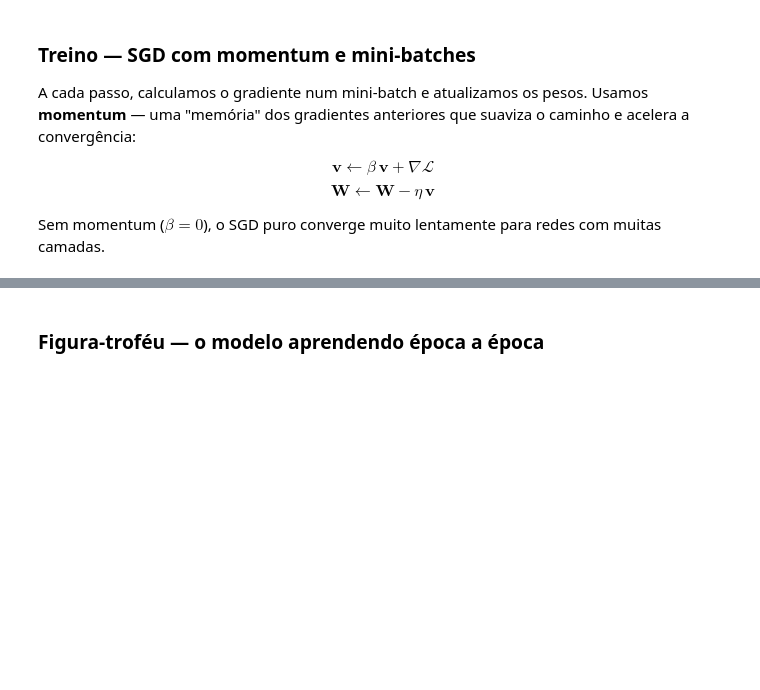
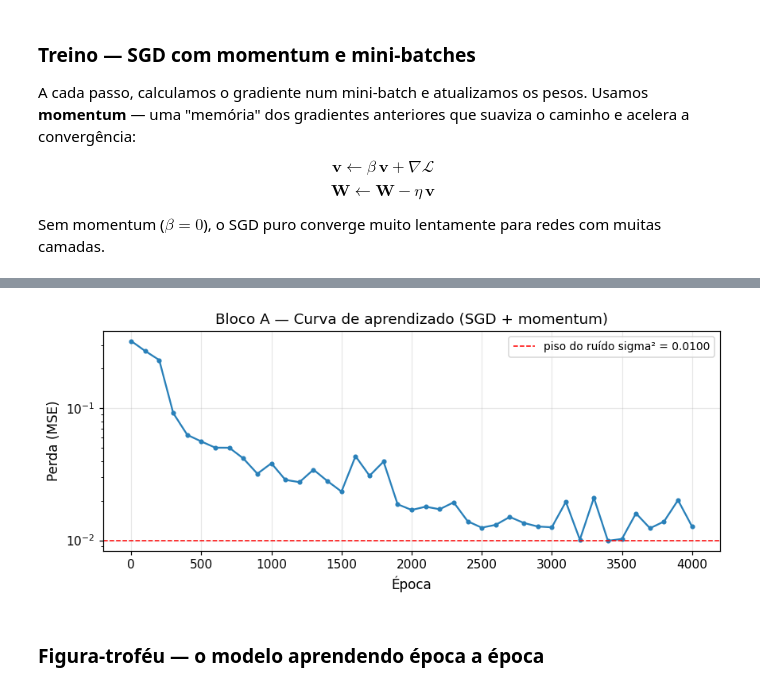
Before and after one commit to daniellopezcano/I-Escola-de-Inverno-do-IFUSP, a Jupyter notebook: jax-examples/notebooks/00_caixa_de_ferramentas.ipynb, the cells around one changed output, grey strips where cells are left out. Drawn from its saved outputs; the diff is of its cells as text; code cells hidden in the pictures; blank space fills up the shorter version.

```diff
--- a/jax-examples/notebooks/00_caixa_de_ferramentas.ipynb
+++ b/jax-examples/notebooks/00_caixa_de_ferramentas.ipynb
@@ -359,8 +417,8 @@ def init_params(camadas, chave):
     return params
 
 
-# Rede [1 -> 32 -> 32 -> 1]
-CAMADAS = [1, 32, 32, 1]
+# Rede
+CAMADAS = [1, 16, 16, 16, 1]
 params_a = init_params(CAMADAS, jax.random.PRNGKey(0))
 
 print("Rede", CAMADAS)
@@ -419,12 +490,12 @@ $$\mathbf{W} \leftarrow \mathbf{W} - \eta\,\mathbf{v}$$
 Sem momentum ($\beta = 0$), o SGD puro converge muito lentamente para
 redes com muitas camadas.
 # %%
-N_EPOCAS_A = 2000
+N_EPOCAS_A = 4000
 LR_A       = 0.05      # taxa de aprendizado
 MOMENTUM   = 0.9       # coeficiente de momentum
 BATCH_SIZE = 50
 
-EPOCAS_FOTO = [0, 300, 800, 2000]  # snapshots para a "figura-troféu"
+EPOCAS_FOTO = list(jnp.linspace(0, N_EPOCAS_A, 4, dtype=jnp.int32))  # snapshots para a "figura-troféu"
 
 # Função de gradiente compilada (jit acelera o cálculo)
 grad_fn = jax.jit(jax.grad(perda_mse))
@@ -438,8 +509,7 @@ historico_a = []
 
 chave_treino = jax.random.PRNGKey(1)
 
-print(f"Treinando {N_EPOCAS_A} épocas — SGD+momentum"
-      f" (lr={LR_A}, mom={MOMENTUM}, batch={BATCH_SIZE})")
+print(f"Treinando {N_EPOCAS_A} épocas — SGD+momentum (lr={LR_A}, mom={MOMENTUM}, batch={BATCH_SIZE})")
 print(f"{'Época':>8}  {'Perda':>10}")
 print("-" * 22)
 
@@ -458,10 +528,8 @@ for epoca in range(1, N_EPOCAS_A + 1):
         grads = grad_fn(params_a, x_b, y_b)
 
         # Atualização com momentum — escrita explicitamente
-        vel_a = [(MOMENTUM * vW + dW, MOMENTUM * vb + db)
-                 for (vW, vb), (dW, db) in zip(vel_a, grads)]
-        params_a = [(W - LR_A * vW, b - LR_A * vb)
-                    for (W, b), (vW, vb) in zip(params_a, vel_a)]
+        vel_a = [(MOMENTUM * vW + dW, MOMENTUM * vb + db) for (vW, vb), (dW, db) in zip(vel_a, grads)]
+        params_a = [(W - LR_A * vW, b - LR_A * vb) for (W, b), (vW, vb) in zip(params_a, vel_a)]
 
     # Snapshot
     if epoca in EPOCAS_FOTO:
@@ -482,19 +567,20 @@ print(f"Piso (sigma²) : {SIGMA_EP**2:.4f}")
 # %%
 # Curva de aprendizado
 epocas_h, perdas_h = zip(*historico_a)
 
 fig, ax = plt.subplots(figsize=(8, 3.5))
 ax.plot(epocas_h, perdas_h, "-o", ms=3, color="#2980b9")
-ax.axhline(SIGMA_EP**2, color="red", ls="--", lw=1,
-           label=f"piso do ruído sigma² = {SIGMA_EP**2:.4f}")
+ax.axhline(SIGMA_EP**2, color="red", ls="--", lw=1, label=f"piso do ruído sigma² = {SIGMA_EP**2:.4f}")
 ax.set_xlabel("Época")
 ax.set_ylabel("Perda (MSE)")
 ax.set_title("Bloco A — Curva de aprendizado (SGD + momentum)")
 ax.legend()
 ax.set_yscale("log")
 ax.grid(True, alpha=0.3)
 plt.tight_layout()
 plt.show()
+# %% [output]
+[figure, added]
 # %% [markdown]
 ### Figura-troféu — o modelo aprendendo época a época
 # %%
```
Also changed, not shown: parts of 25 cells of this notebook, 1 other file.
